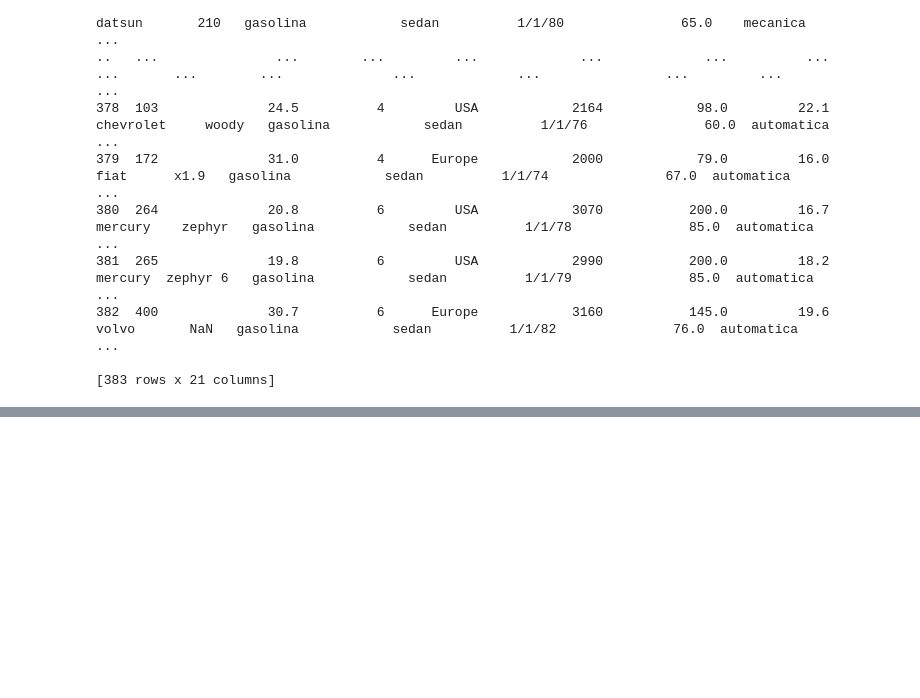
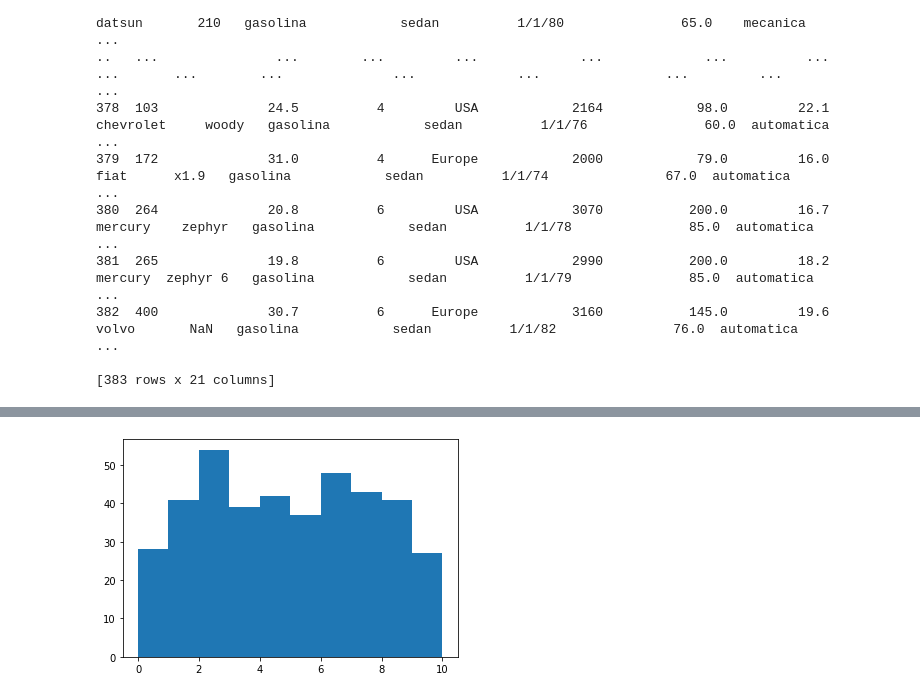
Before and after one commit to leonardosanchez2017/DATA-ANALYTICS-Academy, a Jupyter notebook: Practica2.ipynb, the cells around one changed output, grey strips where cells are left out. Cells and saved outputs as stored; diff of their text form; code cells hidden in the pictures; blank space fills up the shorter version.

```diff
--- a/Practica2.ipynb
+++ b/Practica2.ipynb
@@ -70,0 +193,7 @@ Este punto lo realice de forma directa, trate de hacerlo relacionando dos campos
+# %%
+fig, ax = plt.subplots(figsize=(6, 4))  #histograma
+x = np.random.normal(5, 10, size=1000)
+ax.hist(x, np.arange(0, 11))
+plt.show()
+# %% [output]
+[figure, added]
```
Also changed, not shown: parts of 22 cells of this notebook.
